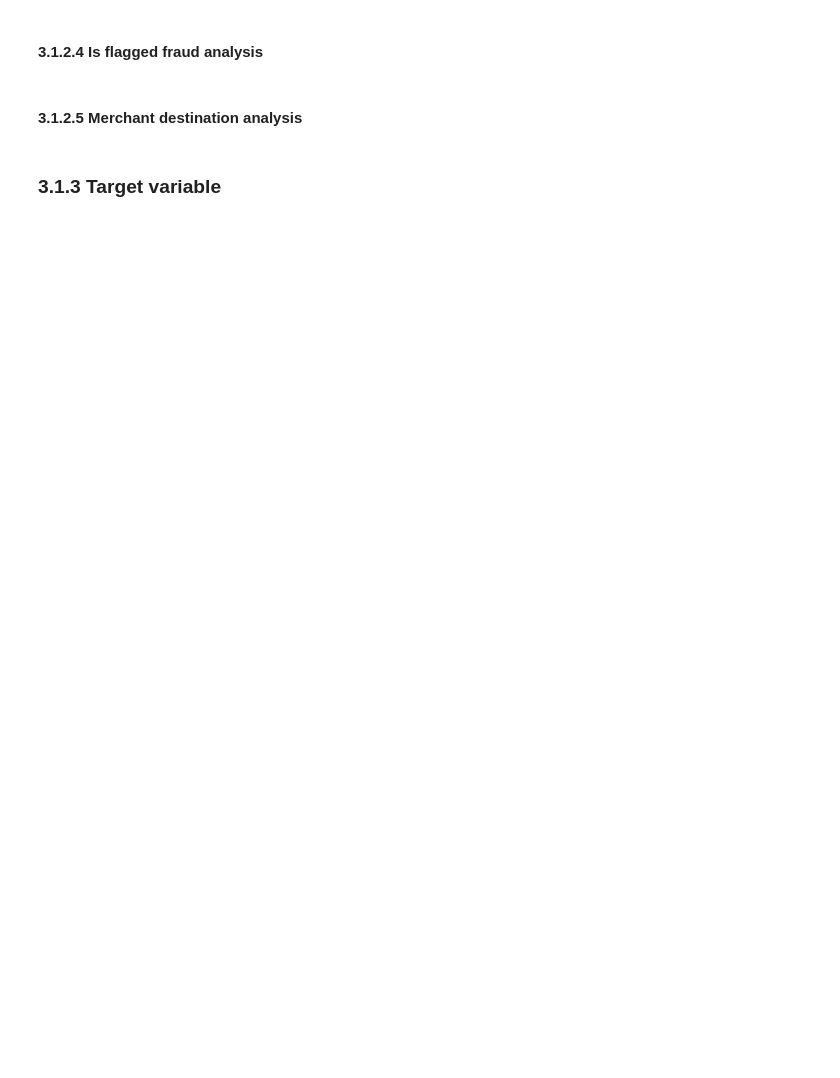
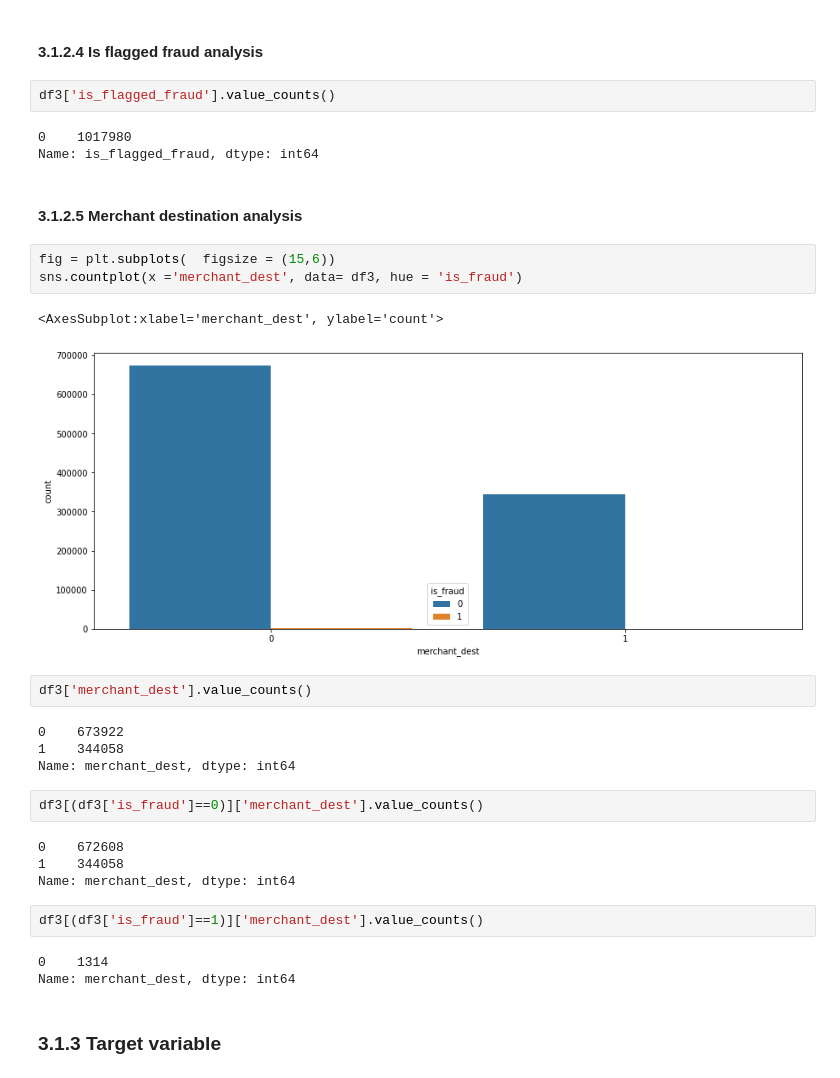
Before and after one commit to LessioGuilherme/pa002_block_fraud_company, a Jupyter notebook: notebooks/pa002_block_fraud_company_sprint01.ipynb, the cells around one changed output. Drawn from its saved outputs; the diff is of its cells as text; blank space fills up the shorter version.

```diff
--- a/notebooks/pa002_block_fraud_company_sprint01.ipynb
+++ b/notebooks/pa002_block_fraud_company_sprint01.ipynb
@@ -650,6 +752,34 @@ sns.boxplot(x= 'is_fraud', y='diff_dest', data=df3);
 # %% [markdown]
 #### 3.1.2.4 Is flagged fraud analysis
+# %%
+df3['is_flagged_fraud'].value_counts()
+# %% [output]
+0    1017980
+Name: is_flagged_fraud, dtype: int64
 # %% [markdown]
 #### 3.1.2.5 Merchant destination analysis
+# %%
+fig = plt.subplots(  figsize = (15,6))
+sns.countplot(x ='merchant_dest', data= df3, hue = 'is_fraud')
+# %% [output]
+<AxesSubplot:xlabel='merchant_dest', ylabel='count'>
+[figure, added]
+# %%
+df3['merchant_dest'].value_counts()
+# %% [output]
+0    673922
+1    344058
+Name: merchant_dest, dtype: int64
+# %%
+df3[(df3['is_fraud']==0)]['merchant_dest'].value_counts()
+# %% [output]
+0    672608
+1    344058
+Name: merchant_dest, dtype: int64
+# %%
+df3[(df3['is_fraud']==1)]['merchant_dest'].value_counts()
+# %% [output]
+0    1314
+Name: merchant_dest, dtype: int64
 # %% [markdown]
 ### 3.1.3 Target variable
```
Also changed, not shown: parts of 28 cells of this notebook.
